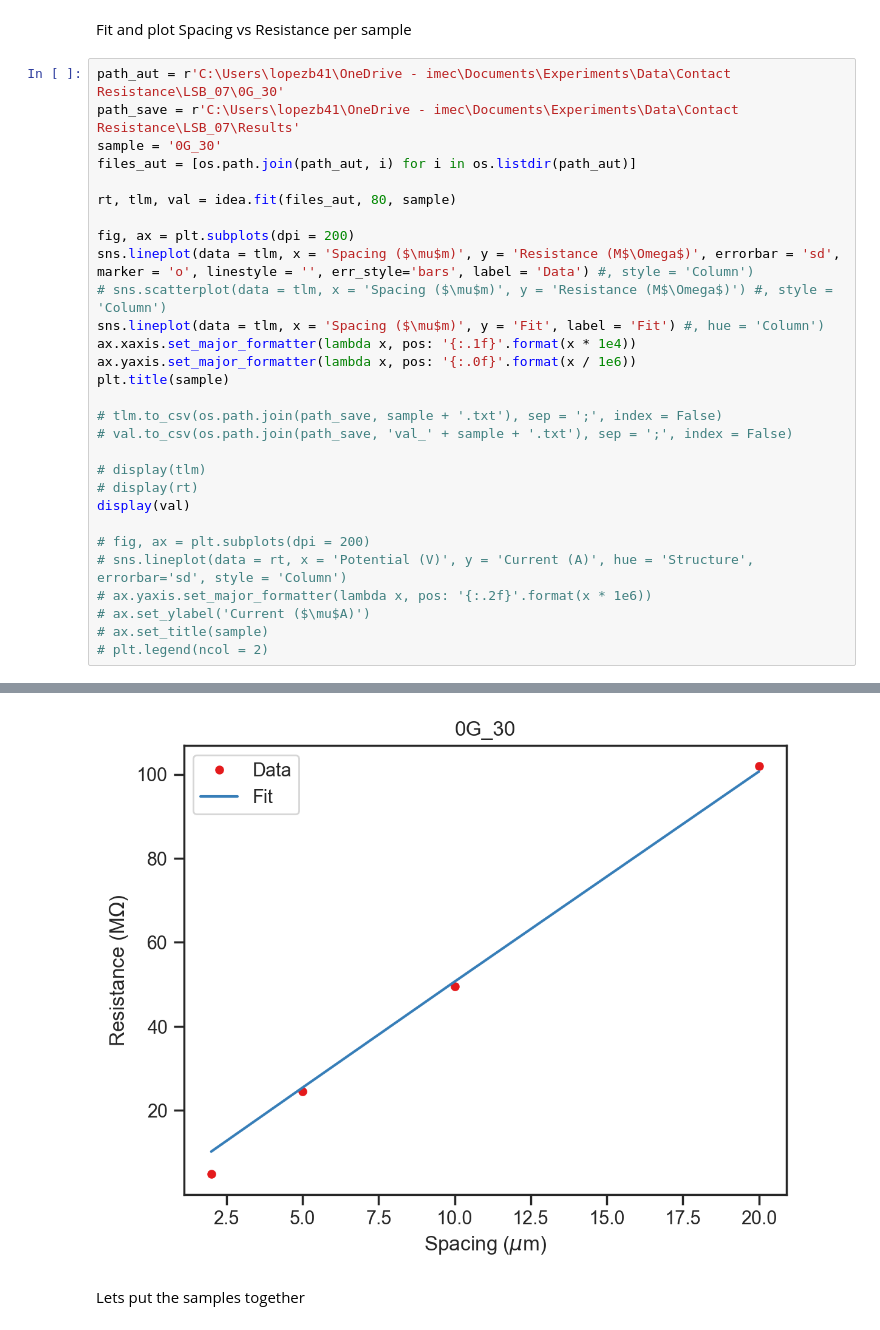
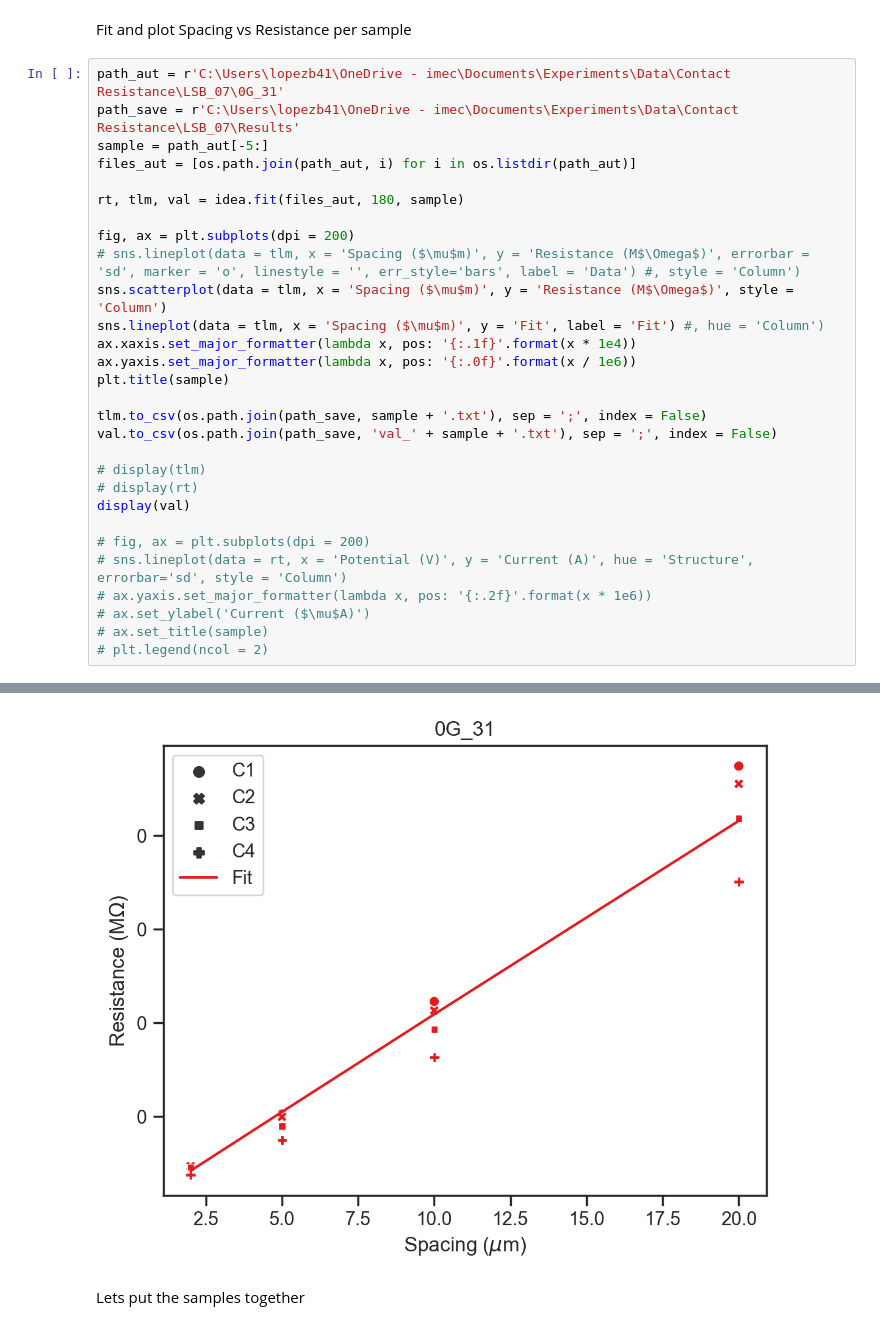
Before and after one commit to ridcil/Code, a Jupyter notebook: LSB_07_v2.ipynb, the cells around one changed output, grey strips where cells are left out. Drawn from its saved outputs; the diff is of its cells as text.

```diff
--- a/LSB_07_v2.ipynb
+++ b/LSB_07_v2.ipynb
@@ -13,23 +13,23 @@ sns.set_theme(style = 'ticks', palette = 'Set1') #'Set1', 'Pastel1', 'Dark2'
 # %% [markdown]
 Fit and plot Spacing vs Resistance per sample
 # %%
-path_aut = r'C:\Users\lopezb41\OneDrive - imec\Documents\Experiments\Data\Contact Resistance\LSB_07\0G_30'
+path_aut = r'C:\Users\lopezb41\OneDrive - imec\Documents\Experiments\Data\Contact Resistance\LSB_07\0G_31'
 path_save = r'C:\Users\lopezb41\OneDrive - imec\Documents\Experiments\Data\Contact Resistance\LSB_07\Results'
-sample = '0G_30'
+sample = path_aut[-5:]
 files_aut = [os.path.join(path_aut, i) for i in os.listdir(path_aut)]
 
-rt, tlm, val = idea.fit(files_aut, 80, sample)
+rt, tlm, val = idea.fit(files_aut, 180, sample)
 
 fig, ax = plt.subplots(dpi = 200)
-sns.lineplot(data = tlm, x = 'Spacing ($\mu$m)', y = 'Resistance (M$\Omega$)', errorbar = 'sd', marker = 'o', linestyle = '', err_style='bars', label = 'Data') #, style = 'Column')
-# sns.scatterplot(data = tlm, x = 'Spacing ($\mu$m)', y = 'Resistance (M$\Omega$)') #, style = 'Column')
+# sns.lineplot(data = tlm, x = 'Spacing ($\mu$m)', y = 'Resistance (M$\Omega$)', errorbar = 'sd', marker = 'o', linestyle = '', err_style='bars', label = 'Data') #, style = 'Column')
+sns.scatterplot(data = tlm, x = 'Spacing ($\mu$m)', y = 'Resistance (M$\Omega$)', style = 'Column')
 sns.lineplot(data = tlm, x = 'Spacing ($\mu$m)', y = 'Fit', label = 'Fit') #, hue = 'Column')
 ax.xaxis.set_major_formatter(lambda x, pos: '{:.1f}'.format(x * 1e4))
 ax.yaxis.set_major_formatter(lambda x, pos: '{:.0f}'.format(x / 1e6))
 plt.title(sample)
 
-# tlm.to_csv(os.path.join(path_save, sample + '.txt'), sep = ';', index = False)
-# val.to_csv(os.path.join(path_save, 'val_' + sample + '.txt'), sep = ';', index = False)
+tlm.to_csv(os.path.join(path_save, sample + '.txt'), sep = ';', index = False)
+val.to_csv(os.path.join(path_save, 'val_' + sample + '.txt'), sep = ';', index = False)
 
 # display(tlm)
 # display(rt)
@@ -47,4 +47,4 @@ display(val)
-[figure, old version]
+[figure, new version]
 # %% [markdown]
 Lets put the samples together
 # %%
```
Also changed, not shown: parts of 2 cells of this notebook, 5 other files.
